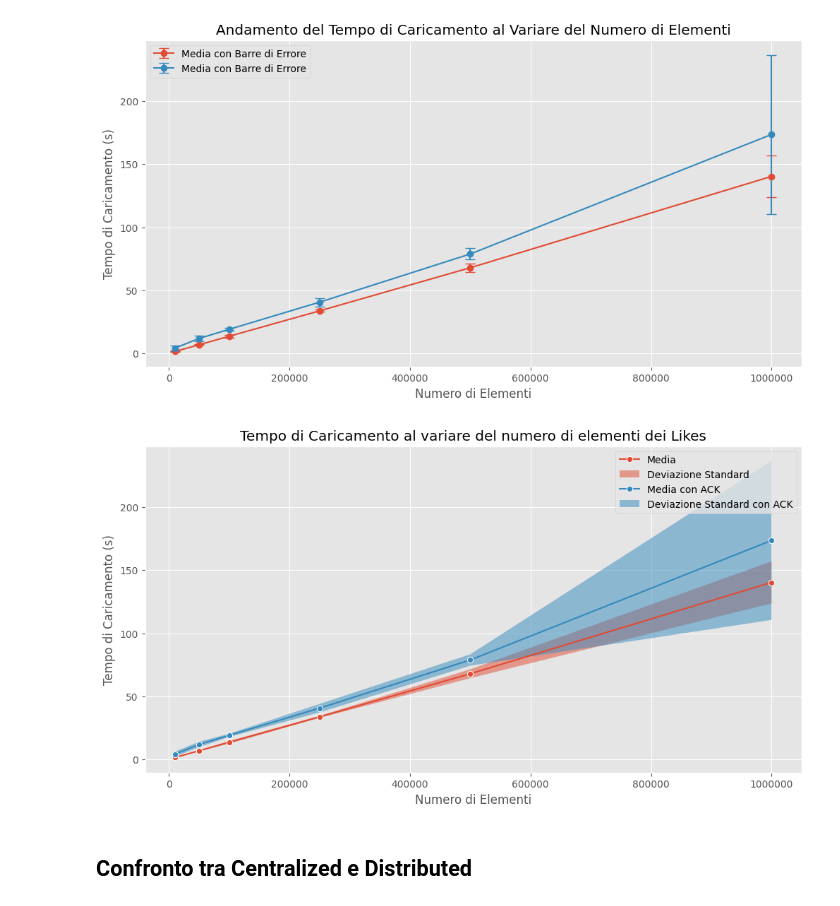
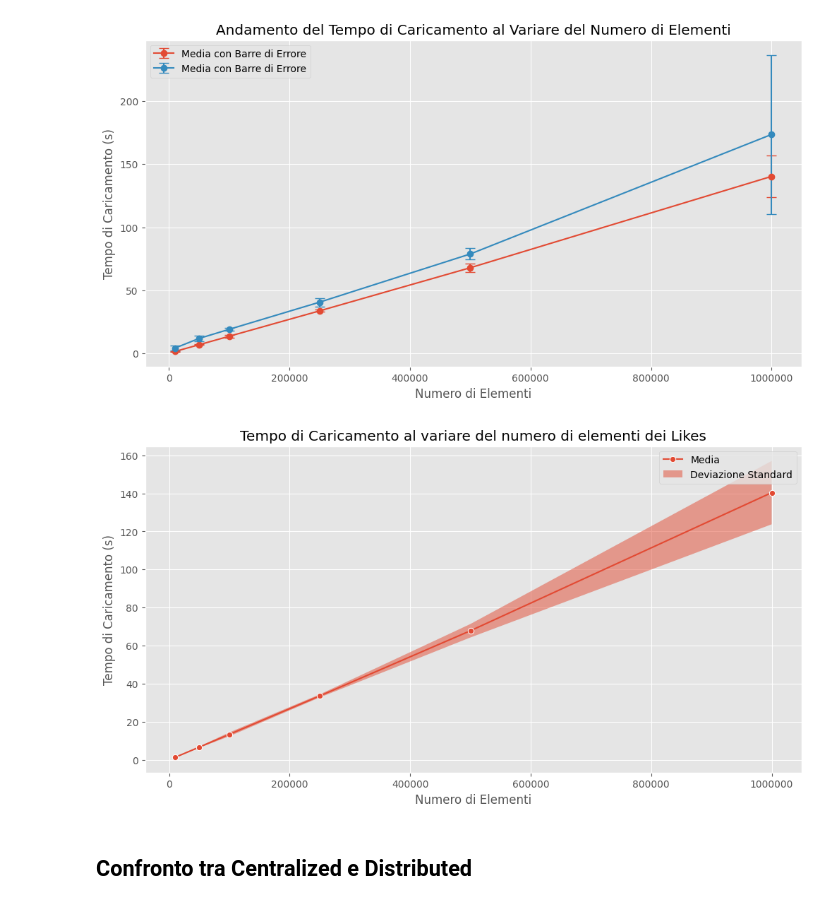
Before and after one commit to TommasoFerrario18/GraphDB, a Jupyter notebook: code/visualization.ipynb, the cells around one changed output. Drawn from its saved outputs; the diff is of its cells as text; code cells hidden in the pictures.

```diff
--- a/code/visualization.ipynb
+++ b/code/visualization.ipynb
@@ -391,29 +391,29 @@ plt.show()
 # %%
 plt.figure(figsize=(12, 6))
 sns.lineplot(x='qty', y='mean', data=total_df, marker='o', label='Media')
 plt.fill_between(total_df['qty'],
                  total_df['mean'] - total_df['std'],
                  total_df['mean'] + total_df['std'],
                  alpha=0.5, label='Deviazione Standard')
 
-sns.lineplot(x='qty', y='mean_ack', data=total_df, marker='o', label='Media con ACK')
-plt.fill_between(total_df['qty'],
-                 total_df['mean_ack'] - total_df['std_ack'],
-                 total_df['mean_ack'] + total_df['std_ack'],
-                 alpha=0.5, label='Deviazione Standard con ACK')
+# sns.lineplot(x='qty', y='mean_ack', data=total_df, marker='o', label='Media con ACK')
+# plt.fill_between(total_df['qty'],
+#                  total_df['mean_ack'] - total_df['std_ack'],
+#                  total_df['mean_ack'] + total_df['std_ack'],
+#                  alpha=0.5, label='Deviazione Standard con ACK')
 
 # Personalizza il grafico
 plt.title('Tempo di Caricamento al variare del numero di elementi dei Likes')
 plt.xlabel('Numero di Elementi')
 plt.ylabel('Tempo di Caricamento (s)')
 plt.legend()
 ax = plt.gca()
 ax.xaxis.set_major_formatter(ticker.ScalarFormatter(useOffset=False))
 ax.xaxis.get_major_formatter().set_scientific(False)
 
 plt.show()
 # %% [output]
-[figure, old version]
+[figure, new version]
 # %% [markdown]
 ## Confronto tra Centralized e Distributed
 # %%
```
Also changed, not shown: parts of 13 cells of this notebook, 11 other files.
